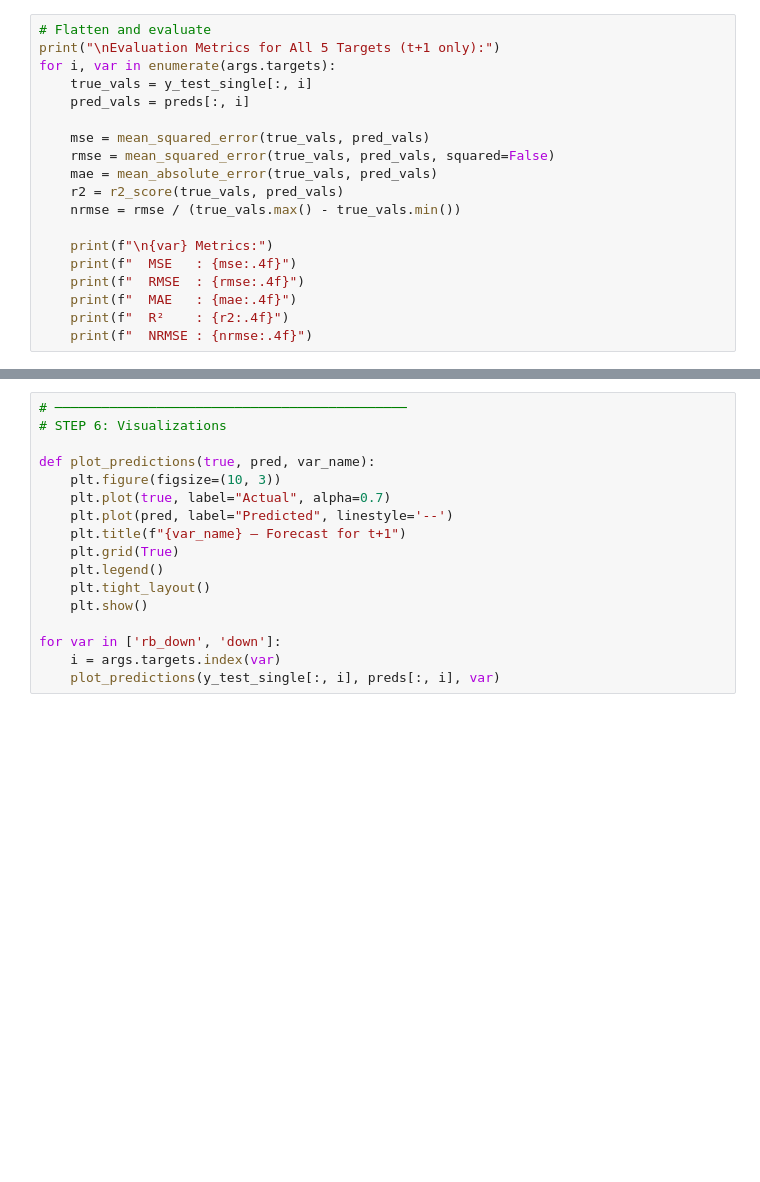
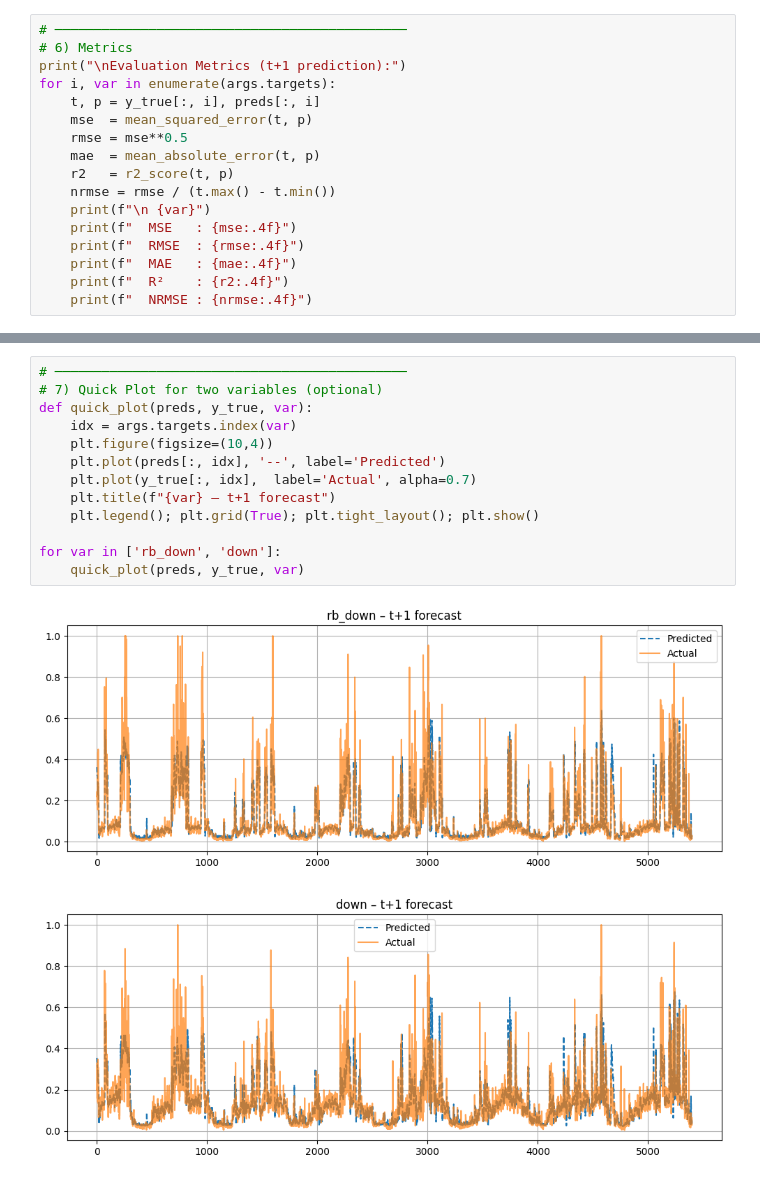
Before and after one commit to amirsaeedm/Slice-Aware-FL-Traffic-Prediction, a Jupyter notebook: capstone/01. base_paper_LSTM.ipynb, the cells around one changed output, grey strips where cells are left out. Saved outputs shown, nothing was run; the diff lists cells and outputs as text; blank space fills up the shorter version.

Commit message:
created unified code to do evaluation 2

```diff
--- a/capstone/01. base_paper_LSTM.ipynb
+++ b/capstone/01. base_paper_LSTM.ipynb
@@ -107,17 +160,15 @@ with torch.no_grad():
 # %%
-# Flatten and evaluate
-print("\nEvaluation Metrics for All 5 Targets (t+1 only):")
+# ─────────────────────────────────────────────
+# 6) Metrics
+print("\nEvaluation Metrics (t+1 prediction):")
 for i, var in enumerate(args.targets):
-    true_vals = y_test_single[:, i]
-    pred_vals = preds[:, i]
-
-    mse = mean_squared_error(true_vals, pred_vals)
-    rmse = mean_squared_error(true_vals, pred_vals, squared=False)
-    mae = mean_absolute_error(true_vals, pred_vals)
-    r2 = r2_score(true_vals, pred_vals)
-    nrmse = rmse / (true_vals.max() - true_vals.min())
-
-    print(f"\n{var} Metrics:")
+    t, p = y_true[:, i], preds[:, i]
+    mse  = mean_squared_error(t, p)
+    rmse = mse**0.5
+    mae  = mean_absolute_error(t, p)
+    r2   = r2_score(t, p)
+    nrmse = rmse / (t.max() - t.min())
+    print(f"\n {var}")
     print(f"  MSE   : {mse:.4f}")
     print(f"  RMSE  : {rmse:.4f}")
     print(f"  MAE   : {mae:.4f}")
@@ -126,17 +197,16 @@ for i, var in enumerate(args.targets):
 # %%
 # ─────────────────────────────────────────────
-# STEP 6: Visualizations
-
-def plot_predictions(true, pred, var_name):
-    plt.figure(figsize=(10, 3))
-    plt.plot(true, label="Actual", alpha=0.7)
-    plt.plot(pred, label="Predicted", linestyle='--')
-    plt.title(f"{var_name} — Forecast for t+1")
-    plt.grid(True)
-    plt.legend()
-    plt.tight_layout()
-    plt.show()
+# 7) Quick Plot for two variables (optional)
+def quick_plot(preds, y_true, var):
+    idx = args.targets.index(var)
+    plt.figure(figsize=(10,4))
+    plt.plot(preds[:, idx], '--', label='Predicted')
+    plt.plot(y_true[:, idx],  label='Actual', alpha=0.7)
+    plt.title(f"{var} – t+1 forecast")
+    plt.legend(); plt.grid(True); plt.tight_layout(); plt.show()
 
 for var in ['rb_down', 'down']:
-    i = args.targets.index(var)
-    plot_predictions(y_test_single[:, i], preds[:, i], var)
+    quick_plot(preds, y_true, var)
+# %% [output]
+[figure, added]
+[figure, added]
```
Also changed, not shown: parts of 19 cells of this notebook, 2 other files.
